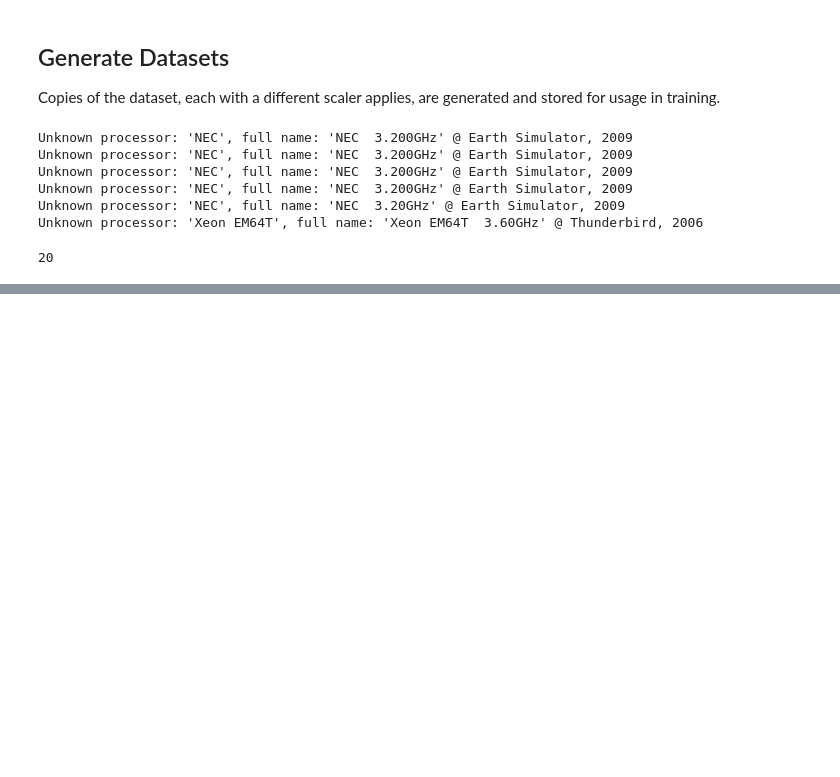
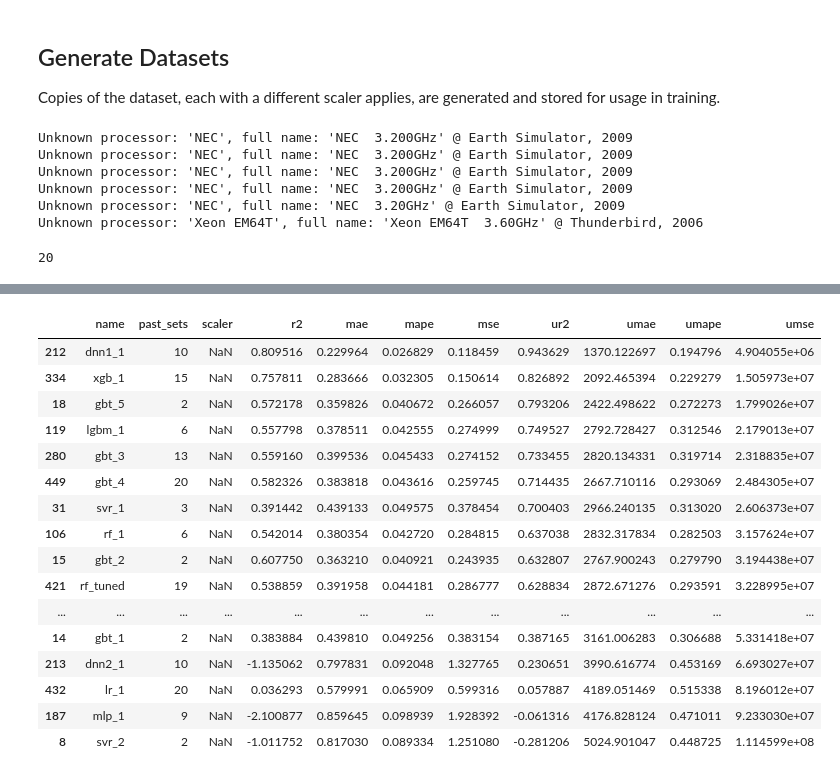
Before and after one commit to brdoney/TOP500-machine-learning, a Jupyter notebook: results_top.ipynb, the cells around one changed output, grey strips where cells are left out. Cells and saved outputs as stored; diff of their text form; code cells hidden in the pictures; blank space fills up the shorter version.

```diff
--- a/results_top.ipynb
+++ b/results_top.ipynb
@@ -184,0 +226,23 @@ Text(0.5, 0, 'past_sets')
+# %%
+# Take only the maximum scaler config for each model
+max_indices = results.groupby(["name"])["ur2"].idxmax()
+maximums = results.loc[max_indices]
+maximums.sort_values(by="ur2", ascending=False)
+# %% [output]
+|  | name | past_sets | scaler | r2 | mae | mape | mse | ur2 | umae | umape | umse |
+| 212 | dnn1_1 | 10 | NaN | 0.809516 | 0.229964 | 0.026829 | 0.118459 | 0.943629 | 1370.122697 | 0.194796 | 4.904055e+06 |
+| 334 | xgb_1 | 15 | NaN | 0.757811 | 0.283666 | 0.032305 | 0.150614 | 0.826892 | 2092.465394 | 0.229279 | 1.505973e+07 |
+| 18 | gbt_5 | 2 | NaN | 0.572178 | 0.359826 | 0.040672 | 0.266057 | 0.793206 | 2422.498622 | 0.272273 | 1.799026e+07 |
+| 119 | lgbm_1 | 6 | NaN | 0.557798 | 0.378511 | 0.042555 | 0.274999 | 0.749527 | 2792.728427 | 0.312546 | 2.179013e+07 |
+| 280 | gbt_3 | 13 | NaN | 0.559160 | 0.399536 | 0.045433 | 0.274152 | 0.733455 | 2820.134331 | 0.319714 | 2.318835e+07 |
+| 449 | gbt_4 | 20 | NaN | 0.582326 | 0.383818 | 0.043616 | 0.259745 | 0.714435 | 2667.710116 | 0.293069 | 2.484305e+07 |
+| 31 | svr_1 | 3 | NaN | 0.391442 | 0.439133 | 0.049575 | 0.378454 | 0.700403 | 2966.240135 | 0.313020 | 2.606373e+07 |
+| 106 | rf_1 | 6 | NaN | 0.542014 | 0.380354 | 0.042720 | 0.284815 | 0.637038 | 2832.317834 | 0.282503 | 3.157624e+07 |
+| 15 | gbt_2 | 2 | NaN | 0.607750 | 0.363210 | 0.040921 | 0.243935 | 0.632807 | 2767.900243 | 0.279790 | 3.194438e+07 |
+| 421 | rf_tuned | 19 | NaN | 0.538859 | 0.391958 | 0.044181 | 0.286777 | 0.628834 | 2872.671276 | 0.293591 | 3.228995e+07 |
+| ... | ... | ... | ... | ... | ... | ... | ... | ... | ... | ... | ... |
+| 14 | gbt_1 | 2 | NaN | 0.383884 | 0.439810 | 0.049256 | 0.383154 | 0.387165 | 3161.006283 | 0.306688 | 5.331418e+07 |
+| 213 | dnn2_1 | 10 | NaN | -1.135062 | 0.797831 | 0.092048 | 1.327765 | 0.230651 | 3990.616774 | 0.453169 | 6.693027e+07 |
+| 432 | lr_1 | 20 | NaN | 0.036293 | 0.579991 | 0.065909 | 0.599316 | 0.057887 | 4189.051469 | 0.515338 | 8.196012e+07 |
+| 187 | mlp_1 | 9 | NaN | -2.100877 | 0.859645 | 0.098939 | 1.928392 | -0.061316 | 4176.828124 | 0.471011 | 9.233030e+07 |
+| 8 | svr_2 | 2 | NaN | -1.011752 | 0.817030 | 0.089334 | 1.251080 | -0.281206 | 5024.901047 | 0.448725 | 1.114599e+08 |
```
Also changed, not shown: parts of 8 cells of this notebook, 1 other file.
